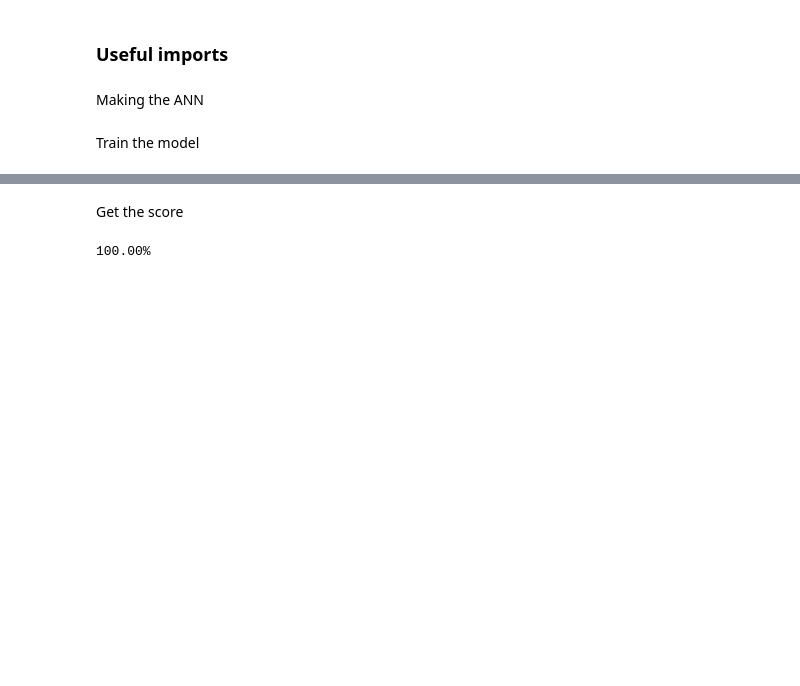
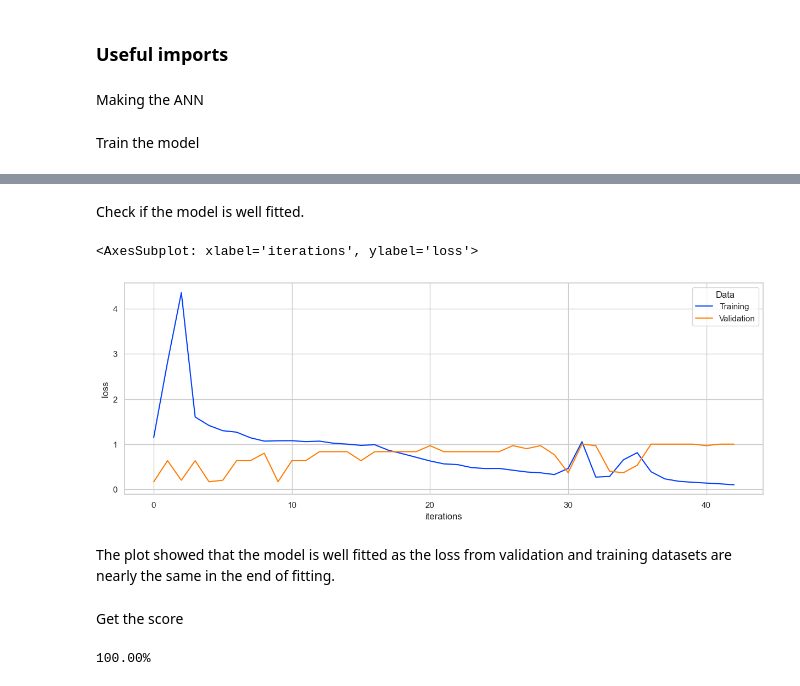
Before and after one commit to bkpedrosuper/EngineCC-ANN, a Jupyter notebook: notebooks/3ann.ipynb, the cells around one changed output, grey strips where cells are left out. Saved outputs shown, nothing was run; the diff lists cells and outputs as text; code cells hidden in the pictures; blank space fills up the shorter version.

Commit message:
Check overfitting and underfitting

```diff
--- a/notebooks/3ann.ipynb
+++ b/notebooks/3ann.ipynb
@@ -4,6 +4,14 @@
 Lets build an artificial neural network
 # %% [markdown]
 ## Imports
+# %%
+import seaborn as sns
+import matplotlib.pyplot as plt
+from config import MAIN_PALETTE
+
+sns.set_theme(context='notebook', style='whitegrid', palette='bright', font='sans-serif',
+                  font_scale=1, color_codes=True, rc=None)
+plt.rcParams["figure.figsize"] = (15,5)
 # %%
 import pandas as pd
 from sklearn.neural_network import MLPClassifier
@@ -164,12 +172,13 @@ Making the ANN
 ann = MLPClassifier(
     hidden_layer_sizes=(150, 300),
     max_iter=300,
-    tol=0.0000001,
+    tol=0.0000000001,
     learning_rate_init=0.1,
     solver='sgd',
     activation='logistic',
     learning_rate='constant',
     verbose=True,
+    early_stopping=True, # needed to get validation_scores stats
 )
 # %% [markdown]
 Train the model
@@ -199,3 +278,33 @@ MLPClassifier(activation='logistic', hidden_layer_sizes=(150, 300),
+# %% [markdown]
+Check if the model is well fitted.
+# %%
+loss_train = ann.loss_curve_
+loss_validation = ann.validation_scores_
+
+loss_train_df = pd.DataFrame(
+    {
+        'loss': loss_train,
+        'iterations': [x for x in range(len(loss_train))]
+    }
+)
+loss_train_df['Data'] = 'Training'
+
+loss_validation_df = pd.DataFrame(
+    {
+        'loss': loss_validation,
+        'iterations': [x for x in range(len(loss_validation))]
+    }
+)
+loss_validation_df['Data'] = 'Validation'
+
+loss_df = pd.concat([loss_train_df, loss_validation_df])
+
+sns.lineplot(data=loss_df, x='iterations', y='loss', hue='Data')
+# %% [output]
+<AxesSubplot: xlabel='iterations', ylabel='loss'>
+[figure, added]
+# %% [markdown]
+The plot showed that the model is well fitted as the loss from validation and training datasets are nearly the same in the end of fitting.
 # %% [markdown]
 Get the score
 # %%
```
Also changed, not shown: parts of 3 cells of this notebook, 1 other file.
